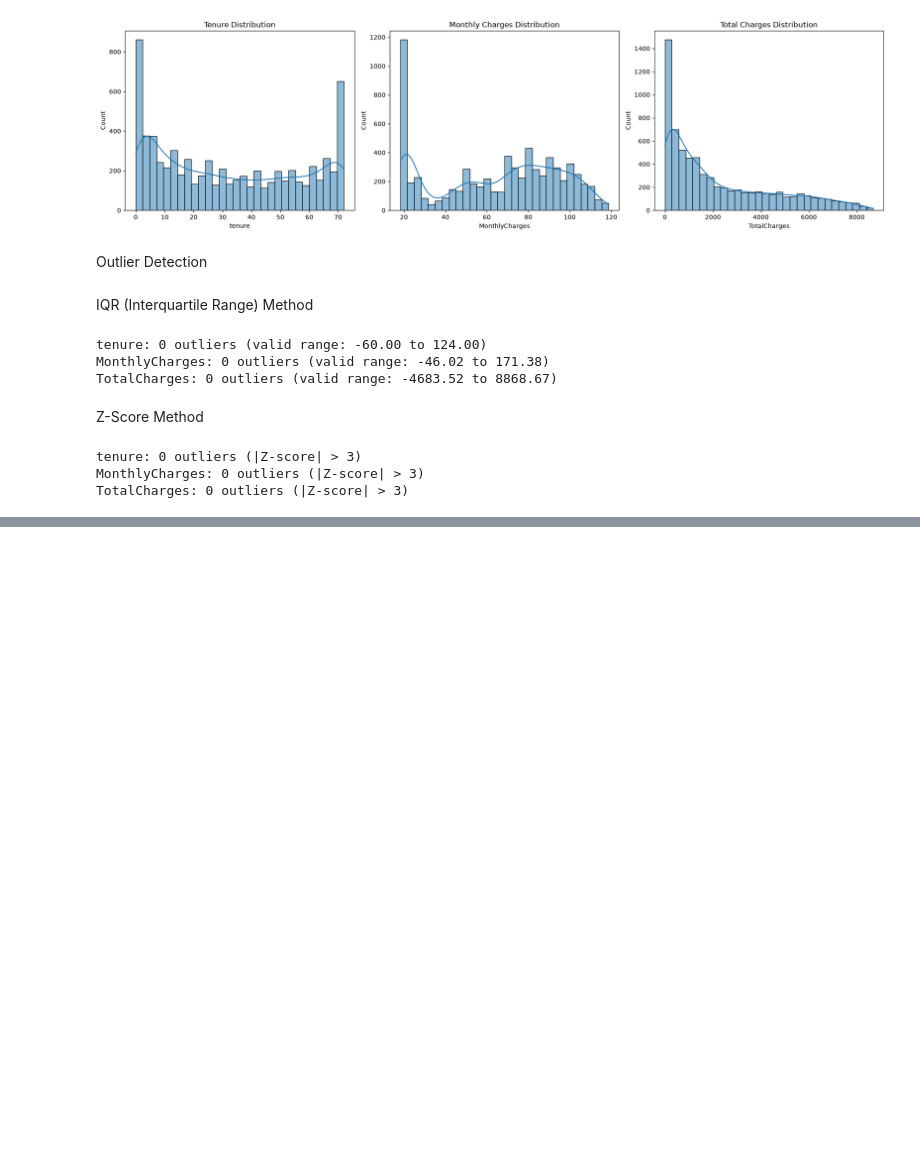
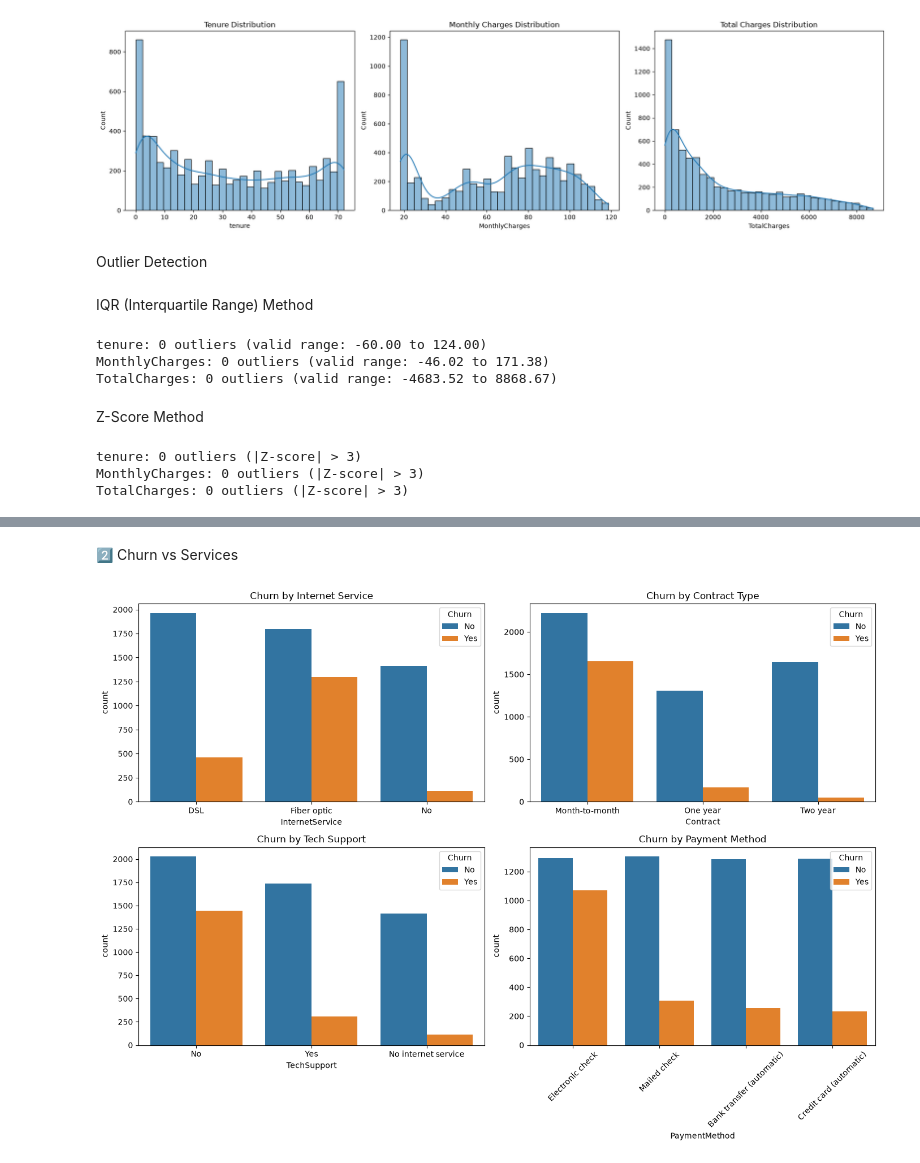
Before and after one commit to kasunwathsala/telco-customer-churn-analysis, a Jupyter notebook: notebooks/01_eda.ipynb, the cells around one changed output, grey strips where cells are left out. Drawn from its saved outputs; the diff is of its cells as text; code cells hidden in the pictures; blank space fills up the shorter version.

```diff
--- a/notebooks/01_eda.ipynb
+++ b/notebooks/01_eda.ipynb
@@ -239,0 +264,23 @@ TotalCharges: 0 outliers (|Z-score| > 3)
+# %% [markdown]
+2️⃣ Churn vs Services
+# %%
+# Services vs Churn
+fig, axes = plt.subplots(2, 2, figsize=(14, 10))
+
+sns.countplot(data=df, x='InternetService', hue='Churn', ax=axes[0,0])
+axes[0,0].set_title('Churn by Internet Service')
+
+sns.countplot(data=df, x='Contract', hue='Churn', ax=axes[0,1])
+axes[0,1].set_title('Churn by Contract Type')
+
+sns.countplot(data=df, x='TechSupport', hue='Churn', ax=axes[1,0])
+axes[1,0].set_title('Churn by Tech Support')
+
+sns.countplot(data=df, x='PaymentMethod', hue='Churn', ax=axes[1,1])
+axes[1,1].set_title('Churn by Payment Method')
+axes[1,1].tick_params(axis='x', rotation=45)
+
+plt.tight_layout()
+plt.show()
+# %% [output]
+[figure, added]
```
Also changed, not shown: parts of 7 cells of this notebook.
